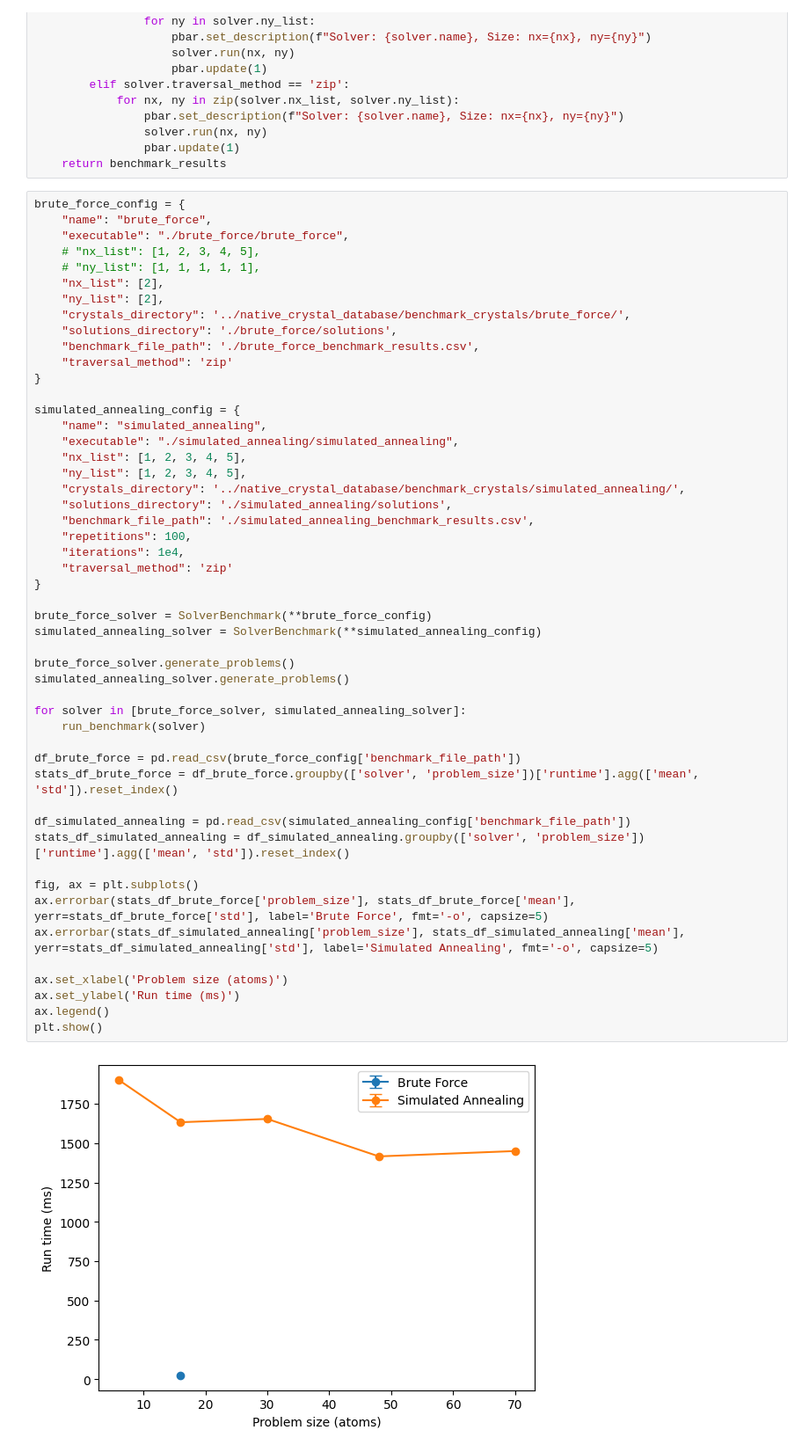
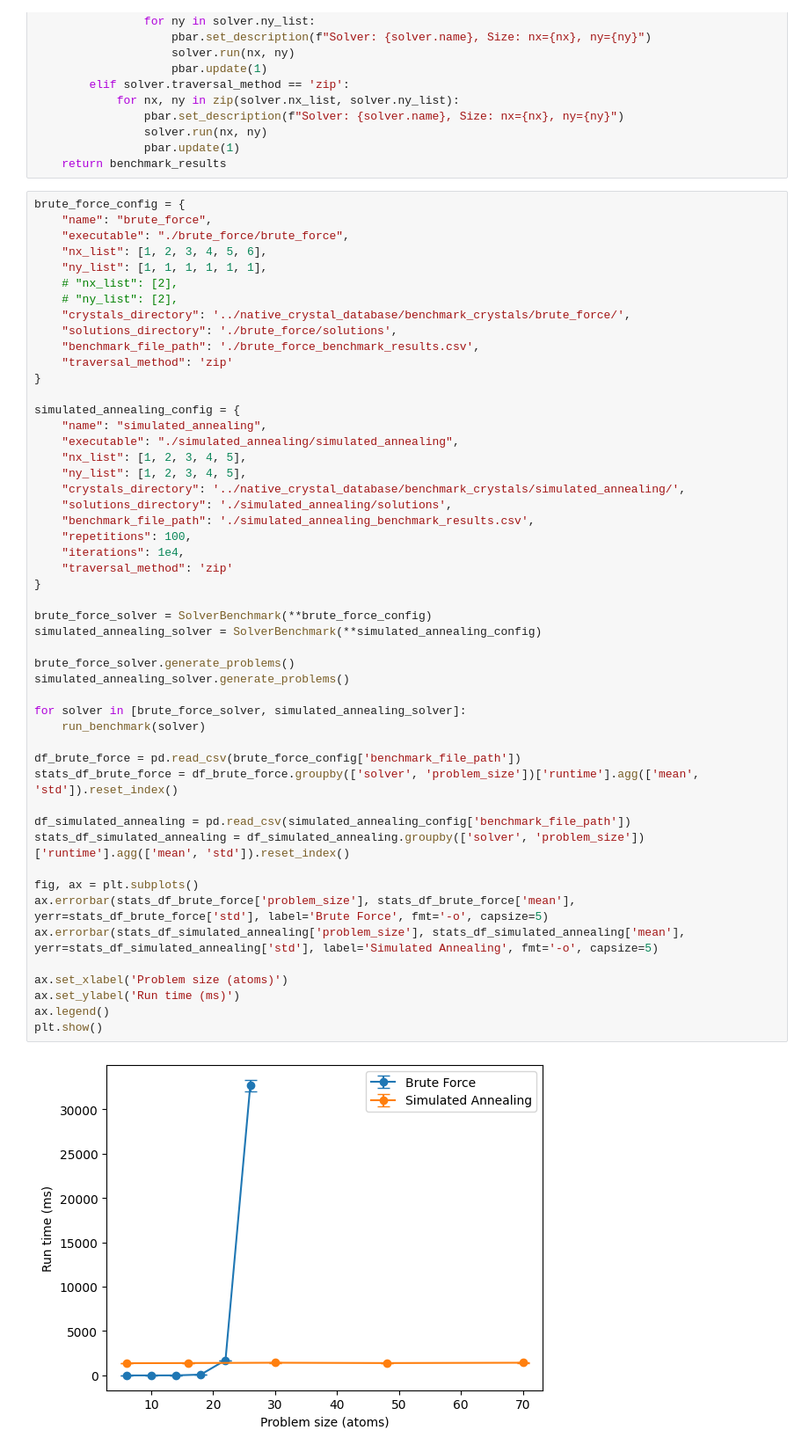
Before and after one commit to azhutov/cspraa, a Jupyter notebook: classical_solvers/runtime_benchmark.ipynb, the cells around one changed output. Shown at 88% size. Saved outputs shown, nothing was run; the diff lists cells and outputs as text.

```diff
--- a/classical_solvers/runtime_benchmark.ipynb
+++ b/classical_solvers/runtime_benchmark.ipynb
@@ -26,10 +26,10 @@ def run_benchmark(solver):
 brute_force_config = {
     "name": "brute_force",
     "executable": "./brute_force/brute_force",
-    # "nx_list": [1, 2, 3, 4, 5],
-    # "ny_list": [1, 1, 1, 1, 1],
-    "nx_list": [2],
-    "ny_list": [2],
+    "nx_list": [1, 2, 3, 4, 5, 6],
+    "ny_list": [1, 1, 1, 1, 1, 1],
+    # "nx_list": [2],
+    # "ny_list": [2],
     "crystals_directory": '../native_crystal_database/benchmark_crystals/brute_force/',
     "solutions_directory": './brute_force/solutions',
     "benchmark_file_path": './brute_force_benchmark_results.csv',
@@ -46,31 +46,31 @@ simulated_annealing_config = {
     "benchmark_file_path": './simulated_annealing_benchmark_results.csv',
     "repetitions": 100,
     "iterations": 1e4,
     "traversal_method": 'zip'
 }
 
 brute_force_solver = SolverBenchmark(**brute_force_config)
 simulated_annealing_solver = SolverBenchmark(**simulated_annealing_config)
 
 brute_force_solver.generate_problems()
 simulated_annealing_solver.generate_problems()
 
 for solver in [brute_force_solver, simulated_annealing_solver]:
     run_benchmark(solver)
 
 df_brute_force = pd.read_csv(brute_force_config['benchmark_file_path'])
 stats_df_brute_force = df_brute_force.groupby(['solver', 'problem_size'])['runtime'].agg(['mean', 'std']).reset_index()
 
 df_simulated_annealing = pd.read_csv(simulated_annealing_config['benchmark_file_path'])
 stats_df_simulated_annealing = df_simulated_annealing.groupby(['solver', 'problem_size'])['runtime'].agg(['mean', 'std']).reset_index()
 
 fig, ax = plt.subplots()
 ax.errorbar(stats_df_brute_force['problem_size'], stats_df_brute_force['mean'], yerr=stats_df_brute_force['std'], label='Brute Force', fmt='-o', capsize=5)
 ax.errorbar(stats_df_simulated_annealing['problem_size'], stats_df_simulated_annealing['mean'], yerr=stats_df_simulated_annealing['std'], label='Simulated Annealing', fmt='-o', capsize=5)
 
 ax.set_xlabel('Problem size (atoms)')
 ax.set_ylabel('Run time (ms)')
 ax.legend()
 plt.show()
 # %% [output]
-[figure, old version]
+[figure, new version]
```
Also changed, not shown: parts of 6 cells of this notebook, 1 other file.
